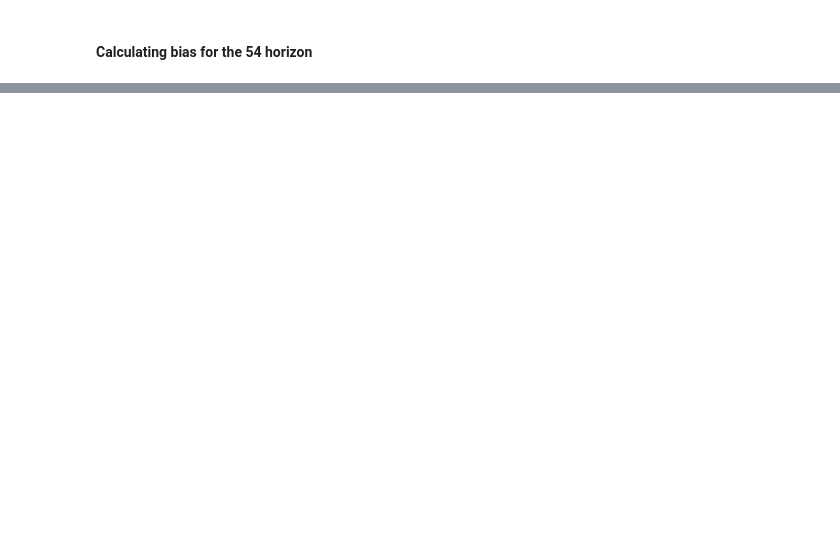
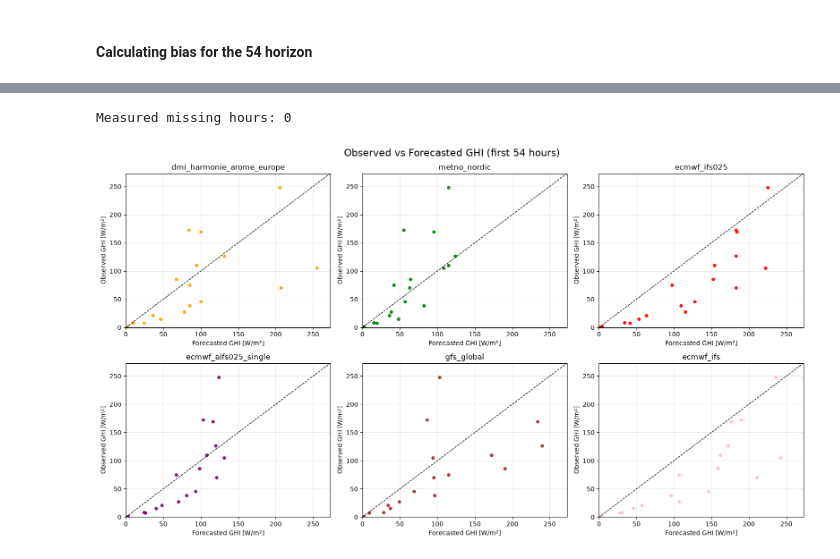
Before and after one commit to karlarye/Forecast-Solar-Assignment, a Jupyter notebook: assignment.ipynb, the cells around one changed output, grey strips where cells are left out. Saved outputs shown, nothing was run; the diff lists cells and outputs as text; code cells hidden in the pictures; blank space fills up the shorter version.

```diff
--- a/assignment.ipynb
+++ b/assignment.ipynb
@@ -320,0 +337,44 @@ fc_res =
+# %%
+# Restrict to forecast horizons 0–54
+start = forecast_data.index[0]
+end = start + pd.Timedelta(hours=54)
+
+fc = forecast_data.loc[start:end].copy()
+
+# Select measurements matching forecast timestamps
+measured = dmi_data['ghi'].reindex(fc.index)
+print(f"Measured missing hours: {measured.notna().count()-measured.count()}")
+
+# Define forecast horizons
+fc['forecast_horizon'] = np.arange(len(fc))
+
+# Plot
+fig, axes = plt.subplots(2, 3, figsize=(16, 9))
+
+for ax, name, color in zip(axes.flatten(), col_names, colors):
+
+    ax.scatter(
+        fc[name],
+        measured,
+        alpha=0.9,
+        color=color,
+        s=20
+    )
+
+    # Perfect forecast line
+    ax.plot([0, measured.max()+25], [0, measured.max()+25], 'k--', linewidth=1)
+
+    ax.set_title(name)
+    ax.set_xlabel('Forecasted GHI [W/m²]')
+    ax.set_ylabel('Observed GHI [W/m²]')
+    ax.set_xlim(0, measured.max().max()+25) # +25 to make the max point more visible
+    ax.set_ylim(0, measured.max().max()+25)
+    ax.grid(alpha=0.3)
+
+fig.suptitle('Observed vs Forecasted GHI (first 54 hours)', fontsize=16)
+
+plt.tight_layout()
+plt.show()
+# %% [output]
+Measured missing hours: 0
+[figure, added]
```
Also changed, not shown: parts of 6 cells of this notebook.
